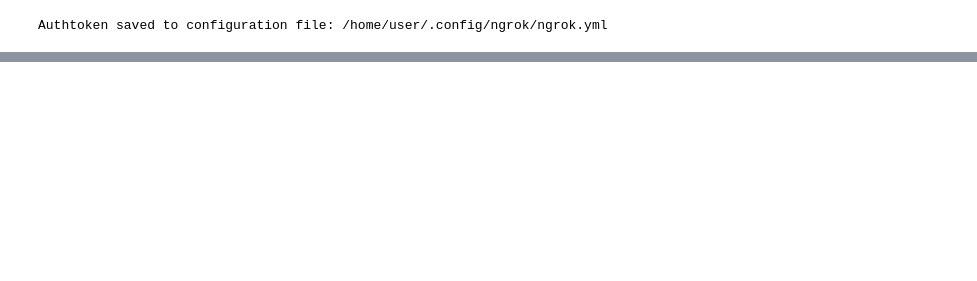
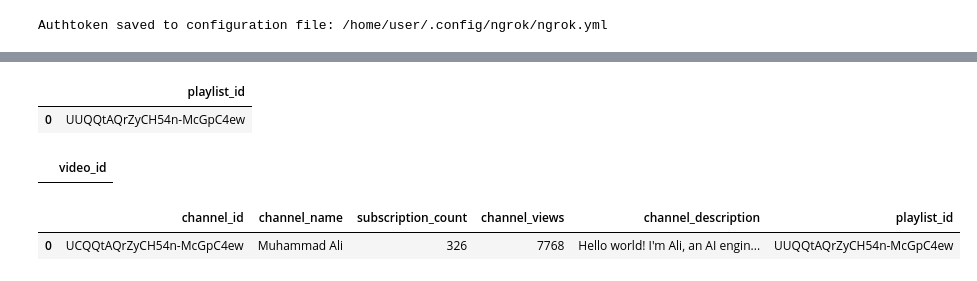
Before and after one commit to Shyams728/youtube_project, a Jupyter notebook: demo.ipynb, the cells around one changed output, grey strips where cells are left out. Saved outputs shown, nothing was run; the diff lists cells and outputs as text; code cells hidden in the pictures; blank space fills up the shorter version.

```diff
--- a/demo.ipynb
+++ b/demo.ipynb
@@ -35,0 +149,15 @@ pipeline.sql_query(f"select * from channels where channel_id ='{channel_id}'")
+# %%
+playlist_id = youtube_pipeline.sql_query(f"SELECT playlist_id FROM channels WHERE channel_id = '{channel_id}'")
+playlist_id
+# %% [output]
+|  | playlist_id |
+| 0 | UUQQtAQrZyCH54n-McGpC4ew |
+# %%
+youtube_pipeline.sql_query(f"SELECT video_id FROM videos WHERE playlist_id = '{playlist_id}'")
+# %% [output]
+|  | video_id |
+# %%
+youtube_pipeline.sql_query(f"select * from channels where channel_id ='{channel_id}'")
+# %% [output]
+|  | channel_id | channel_name | subscription_count | channel_views | channel_description | playlist_id |
+| 0 | UCQQtAQrZyCH54n-McGpC4ew | Muhammad Ali | 326 | 7768 | Hello world! I'm Ali, an AI engin... | UUQQtAQrZyCH54n-McGpC4ew |
```
Also changed, not shown: parts of 13 cells of this notebook.
